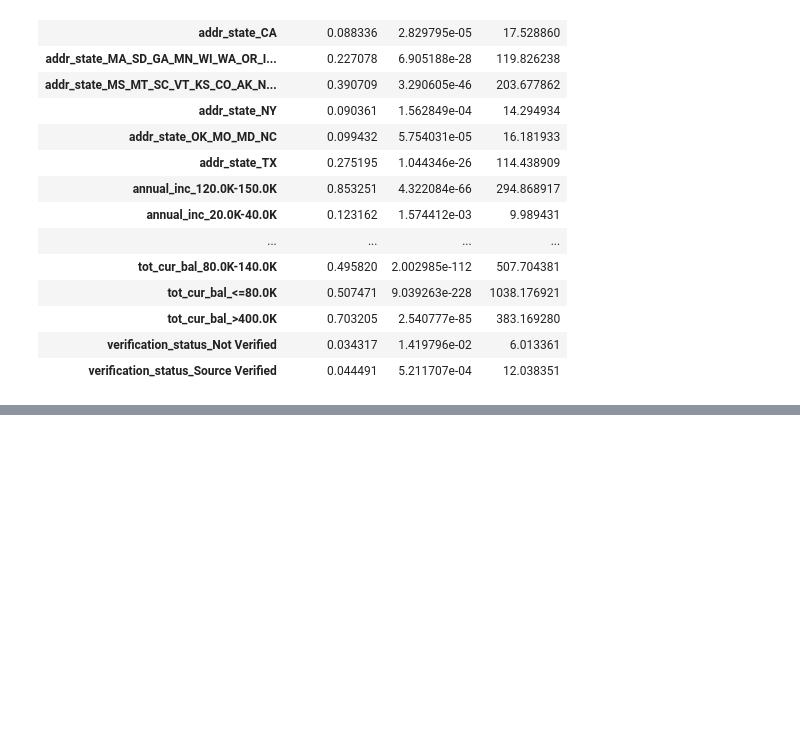
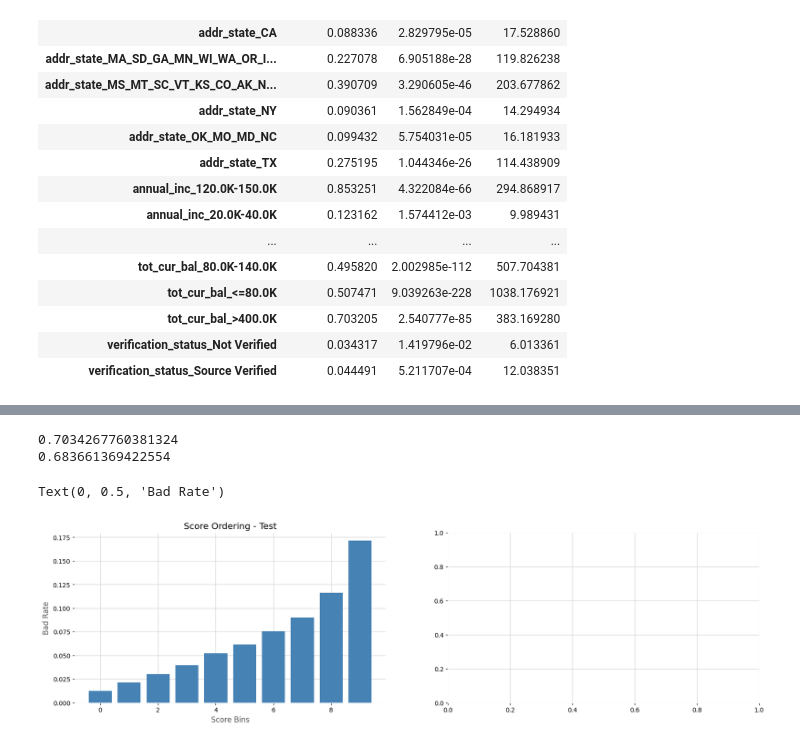
Before and after one commit to allmeidaapedro/Lending-Club-Credit-Scoring, a Jupyter notebook: notebooks/3_pd_modeling.ipynb, the cells around one changed output, grey strips where cells are left out. Cells and saved outputs as stored; diff of their text form; code cells hidden in the pictures; blank space fills up the shorter version.

Commit message:
Some quick PD model evaluation

```diff
--- a/notebooks/3_pd_modeling.ipynb
+++ b/notebooks/3_pd_modeling.ipynb
@@ -509,0 +670,45 @@ summary_table
+# %%
+from sklearn.linear_model import LogisticRegression
+lr = LogisticRegression()
+lr.fit(X_train_prepared, y_train)
+p = lr.predict_proba(X_test_prepared)[:, 1]
+pt = lr.predict_proba(X_train_prepared)[:, 1]
+print(roc_auc_score(y_test, p))
+print(roc_auc_score(y_train, pt))
+# %% [output]
+0.7034267760381324
+0.683661369422554
+# %%
+fig, ax = plt.subplots(1, 2, figsize=(20, 5))
+
+# Predicted probabilities on training set.
+probas = 1 - p
+
+# Add some noise to the predicted probabilities.
+#noise = np.random.uniform(0, 0.0001, size=probas.shape)
+#probas += noise
+
+# Round to avoid duplicate problems in bin limits.
+#probas = round(probas, 10)
+
+# Create a dataframe with the predicted probabilities and real values.
+df = pd.DataFrame({'Probabilities': probas, 'Actual Outcome': y_test})
+
+# Sort the data by probabilities.
+df = df.sort_values(by='Probabilities', ascending=False)
+
+# Calculate the deciles.
+df['Deciles'] = pd.qcut(df['Probabilities'], q=10, labels=False, duplicates='drop')
+
+# Calculates the bad rate per Decile.
+decile_analysis = df.groupby('Deciles')['Actual Outcome'].mean().reset_index()
+decile_analysis['Bad Rate'] = 1 - decile_analysis['Actual Outcome']
+
+# Plot bar graph of deciles vs event rate.
+ax[0].bar(decile_analysis['Deciles'], decile_analysis['Bad Rate'], color='steelblue')
+ax[0].set_title('Score Ordering - Test')
+ax[0].set_xlabel('Score Bins')
+ax[0].set_ylabel('Bad Rate')
+# %% [output]
+Text(0, 0.5, 'Bad Rate')
+[figure, added]
```
Also changed, not shown: parts of 6 cells of this notebook.
